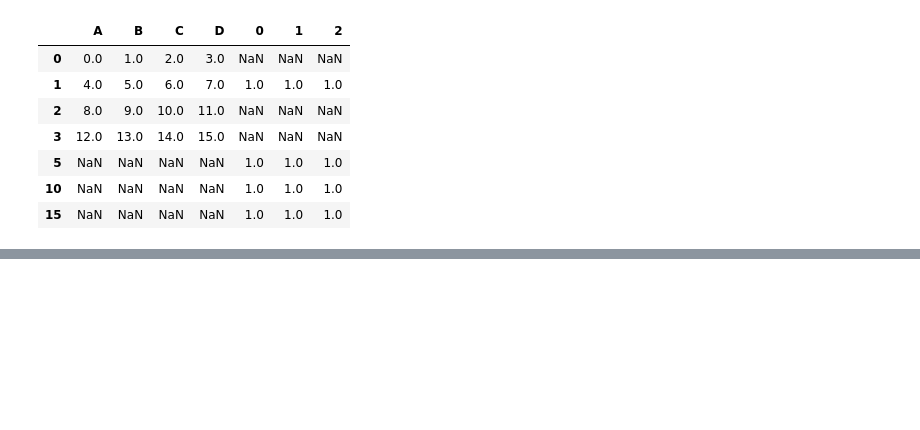
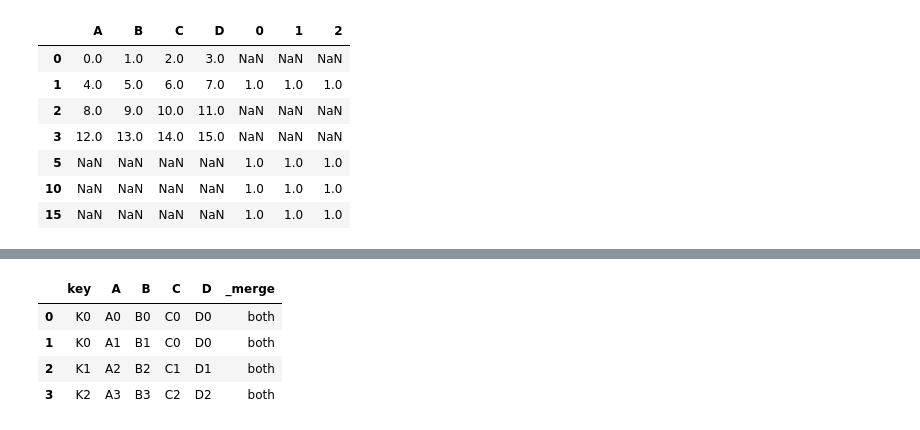
Before and after one commit to Rufshod/Databehandling-Alexander-Andersson, a Jupyter notebook: Code-alongs/L3_merging.ipynb, the cells around one changed output, grey strips where cells are left out. Saved outputs shown, nothing was run; the diff lists cells and outputs as text; code cells hidden in the pictures; blank space fills up the shorter version.

```diff
--- a/Code-alongs/L3_merging.ipynb
+++ b/Code-alongs/L3_merging.ipynb
@@ -123,0 +162,10 @@ pd.concat([df1,df3], axis=1) # both have 1 as index. so 1 gets concatinated
+# %%
+#syntax with function
+# inner join -> K3 from right not included
+pd.merge(left,right, on = "key", indicator=True)
+# %% [output]
+|  | key | A | B | C | D | _merge |
+| 0 | K0 | A0 | B0 | C0 | D0 | both |
+| 1 | K0 | A1 | B1 | C0 | D0 | both |
+| 2 | K1 | A2 | B2 | C1 | D1 | both |
+| 3 | K2 | A3 | B3 | C2 | D2 | both |
```
Also changed, not shown: parts of 13 cells of this notebook, 2 other files.
